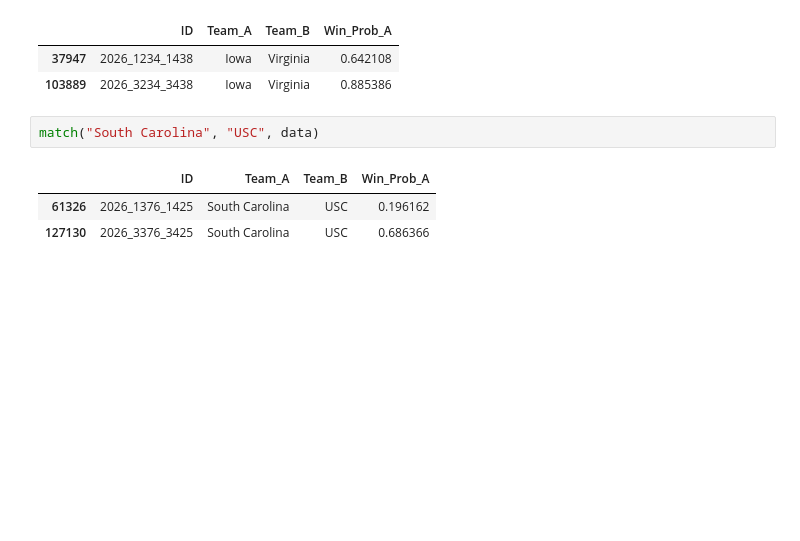
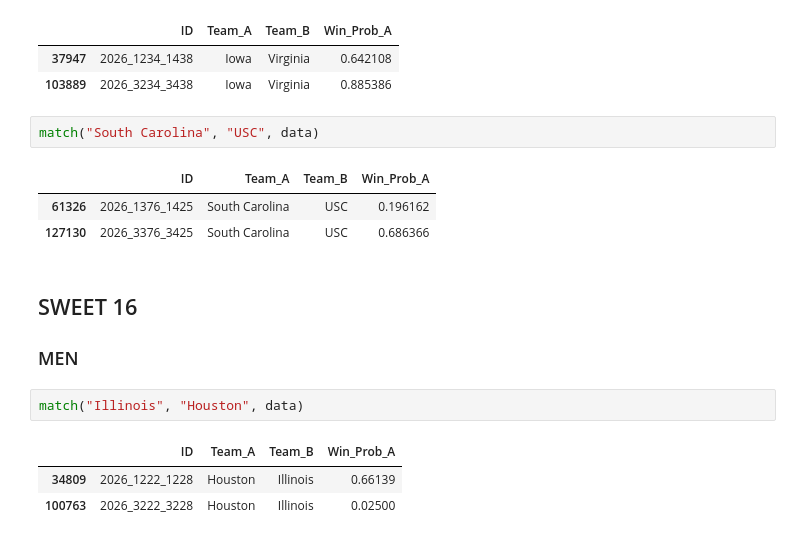
Before and after one commit to oktavianuu/NCAA-okta-2026, a Jupyter notebook: notebooks/score_check.ipynb, the cells around one changed output. Saved outputs shown, nothing was run; the diff lists cells and outputs as text; blank space fills up the shorter version.

```diff
--- a/notebooks/score_check.ipynb
+++ b/notebooks/score_check.ipynb
@@ -490,3 +490,12 @@ match("South Carolina", "USC", data)
 |  | ID | Team_A | Team_B | Win_Prob_A |
 | 61326 | 2026_1376_1425 | South Carolina | USC | 0.196162 |
 | 127130 | 2026_3376_3425 | South Carolina | USC | 0.686366 |
+# %% [markdown]
+## SWEET 16
+### MEN
+# %%
+match("Illinois", "Houston", data)
+# %% [output]
+|  | ID | Team_A | Team_B | Win_Prob_A |
+| 34809 | 2026_1222_1228 | Houston | Illinois | 0.66139 |
+| 100763 | 2026_3222_3228 | Houston | Illinois | 0.02500 |
```
Also changed, not shown: parts of 38 cells of this notebook, 3 other files.
